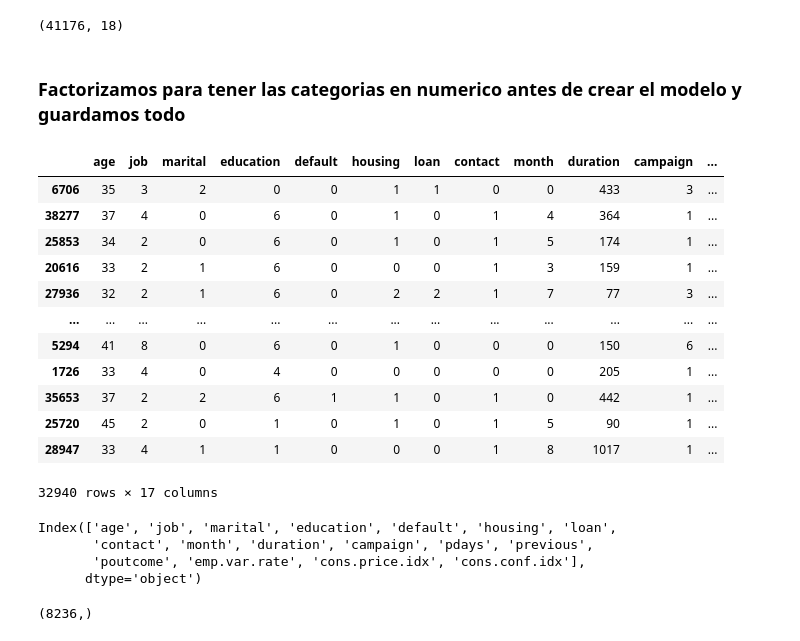
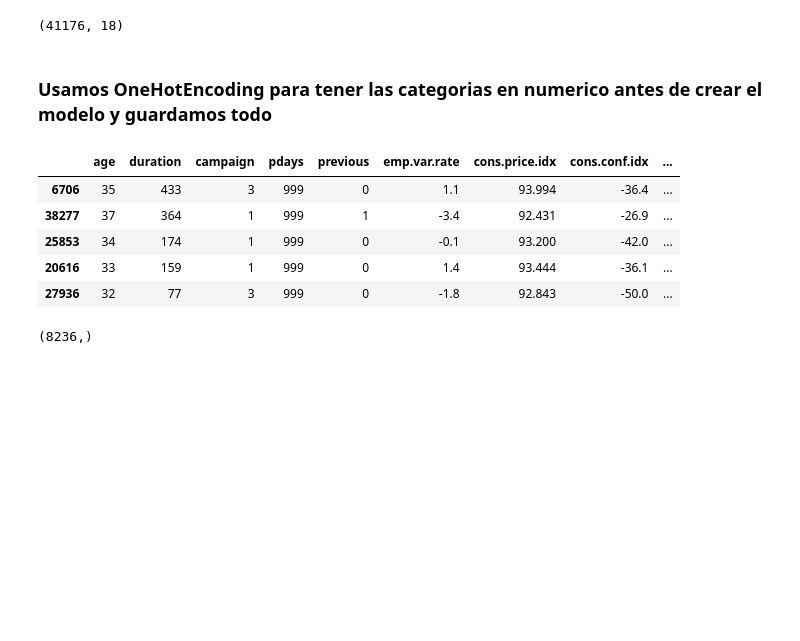
Before and after one commit to 4GeeksAcademy/AnthonnyMal-Machine-Learnig, a Jupyter notebook: src/01-logistic-regression.ipynb, the cells around one changed output. Drawn from its saved outputs; the diff is of its cells as text; code cells hidden in the pictures; blank space fills up the shorter version.

```diff
--- a/src/01-logistic-regression.ipynb
+++ b/src/01-logistic-regression.ipynb
@@ -18,6 +18,7 @@ import json
 from pathlib import Path
 from sklearn.model_selection import train_test_split
 from sklearn.preprocessing import StandardScaler
+pd.set_option("display.max_columns", None)
 # %% [markdown]
 ## Paso 1: Planteamiento del problema y recopilación de datos
 # %% [markdown]
@@ -392,4 +392,4 @@ df.shape
 # %% [output]
 (41176, 18)
 # %% [markdown]
-### Factorizamos para tener las categorias en numerico antes de crear el modelo y guardamos todo
+### Usamos OneHotEncoding para tener las categorias en numerico antes de crear el modelo y guardamos todo
@@ -407,3 +396,19 @@ with open('../models/logistic_regresion_rules.json', 'w') as file:
+# %%
+categorical_variables = df.select_dtypes(include=["object"]).columns.tolist()
+df_copy = df.copy()
+
+df_copy = pd.get_dummies(df_copy, columns=categorical_variables, drop_first=False)
+
+bool_cols = df_copy.select_dtypes(include=["bool"]).columns
+df_copy[bool_cols] = df_copy[bool_cols].astype(int)
+
+onehot_rules = {
+    "categorical_variables": categorical_variables,
+    "onehot_columns": df_copy.columns.tolist()
+}
+
+with open("../models/onehot_rules.json", "w") as file:
+    json.dump(onehot_rules, file)
 # %%
 # Dividimos el conjunto de datos en muestras de train y test
 X = df_copy.drop("y_numerical", axis=1)
@@ -415,28 +420,14 @@ X_train, X_test, y_train, y_test = train_test_split(X,
                                                     test_size=0.2,
                                                     random_state=18)
 # %%
-X_train
+X_train.head()
 # %% [output]
-|  | age | job | marital | education | default | housing | loan | contact | month | duration | campaign | ... |
-| 6706 | 35 | 3 | 2 | 0 | 0 | 1 | 1 | 0 | 0 | 433 | 3 | ... |
-| 38277 | 37 | 4 | 0 | 6 | 0 | 1 | 0 | 1 | 4 | 364 | 1 | ... |
-| 25853 | 34 | 2 | 0 | 6 | 0 | 1 | 0 | 1 | 5 | 174 | 1 | ... |
-| 20616 | 33 | 2 | 1 | 6 | 0 | 0 | 0 | 1 | 3 | 159 | 1 | ... |
-| 27936 | 32 | 2 | 1 | 6 | 0 | 2 | 2 | 1 | 7 | 77 | 3 | ... |
-| ... | ... | ... | ... | ... | ... | ... | ... | ... | ... | ... | ... | ... |
-| 5294 | 41 | 8 | 0 | 6 | 0 | 1 | 0 | 0 | 0 | 150 | 6 | ... |
-| 1726 | 33 | 4 | 0 | 4 | 0 | 0 | 0 | 0 | 0 | 205 | 1 | ... |
-| 35653 | 37 | 2 | 2 | 6 | 1 | 1 | 0 | 1 | 0 | 442 | 1 | ... |
-| 25720 | 45 | 2 | 0 | 1 | 0 | 1 | 0 | 1 | 5 | 90 | 1 | ... |
-| 28947 | 33 | 4 | 1 | 1 | 0 | 0 | 0 | 1 | 8 | 1017 | 1 | ... |
+|  | age | duration | campaign | pdays | previous | emp.var.rate | cons.price.idx | cons.conf.idx | ... |
+| 6706 | 35 | 433 | 3 | 999 | 0 | 1.1 | 93.994 | -36.4 | ... |
+| 38277 | 37 | 364 | 1 | 999 | 1 | -3.4 | 92.431 | -26.9 | ... |
+| 25853 | 34 | 174 | 1 | 999 | 0 | -0.1 | 93.200 | -42.0 | ... |
+| 20616 | 33 | 159 | 1 | 999 | 0 | 1.4 | 93.444 | -36.1 | ... |
+| 27936 | 32 | 77 | 3 | 999 | 0 | -1.8 | 92.843 | -50.0 | ... |
-32940 rows × 17 columns
-# %%
-X_train.columns
-# %% [output]
-Index(['age', 'job', 'marital', 'education', 'default', 'housing', 'loan',
-       'contact', 'month', 'duration', 'campaign', 'pdays', 'previous',
-       'poutcome', 'emp.var.rate', 'cons.price.idx', 'cons.conf.idx'],
-      dtype='object')
 # %%
 y_test.shape
 # %% [output]
```
Also changed, not shown: parts of 16 cells of this notebook, 4 other files.
